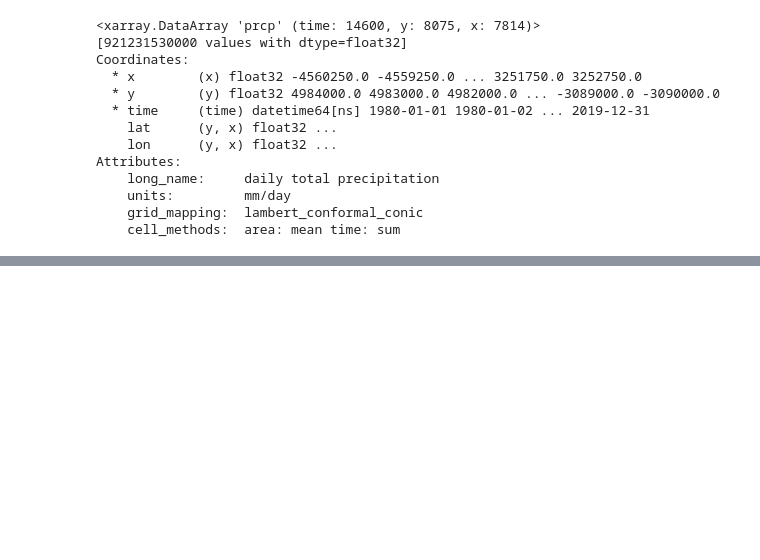
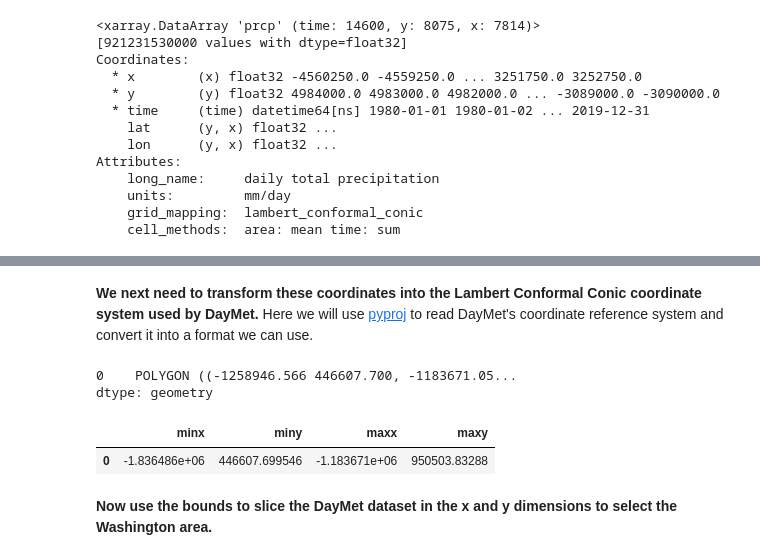
Before and after one commit to waterhackweek/waterdata, a Jupyter notebook: gridded_data_tutorial_2.ipynb, the cells around one changed output, grey strips where cells are left out. Drawn from its saved outputs; the diff is of its cells as text; code cells hidden in the pictures; blank space fills up the shorter version.

```diff
--- a/gridded_data_tutorial_2.ipynb
+++ b/gridded_data_tutorial_2.ipynb
@@ -259,5 +118,0 @@ cc
-# %%
-# https://github.com/corteva/rioxarray/issues/47
-
-ds_reproject = ds.rio.set_spatial_dims('x', 'y', inplace=True) \
-                 .rio.write_crs(cc.to_string(), inplace=True)
@@ -278,0 +150,2 @@ xr                             module       <module 'xarray' from '/o<...>ages/x
+# %% [markdown]
+**We next need to transform these coordinates into the Lambert Conformal Conic coordinate system used by DayMet.** Here we will use [pyproj](https://pyproj4.github.io/pyproj/stable/) to read DayMet's coordinate reference system and convert it into a format we can use.
@@ -278,0 +158,18 @@ xr                             module       <module 'xarray' from '/o<...>ages/x
+# %%
+# Take a look at our bounding box object
+bounding_box
+# %% [output]
+0    POLYGON ((-1258946.566 446607.700, -1183671.05...
+dtype: geometry
+# %%
+# Now we can get our bounds out in this coordinate system using
+bounding_box.bounds
+
+# These can be accessed indiviudally as for example:
+# bounding_box.bounds.minx[0]
+# where [0] cooresponds to our first and only row
+# %% [output]
+|  | minx | miny | maxx | maxy |
+| 0 | -1.836486e+06 | 446607.699546 | -1.183671e+06 | 950503.83288 |
+# %% [markdown]
+**Now use the bounds to slice the DayMet dataset in the x and y dimensions to select the Washington area.**
```
Also changed, not shown: parts of 58 cells of this notebook.
